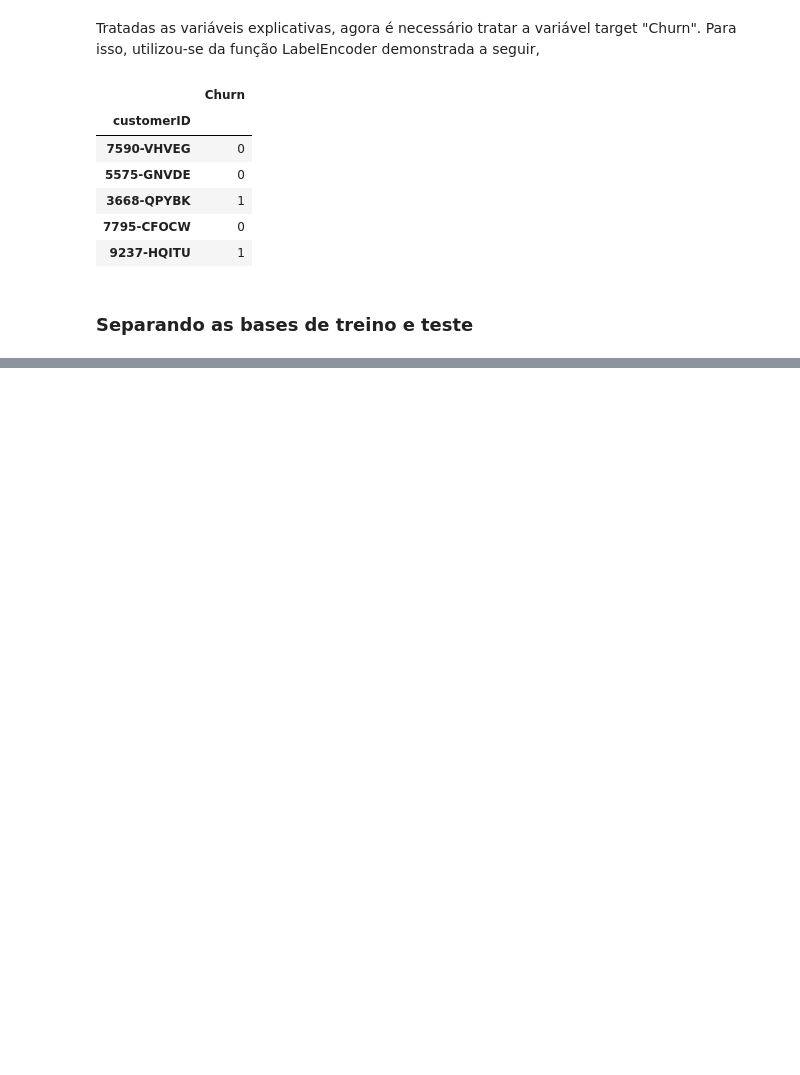
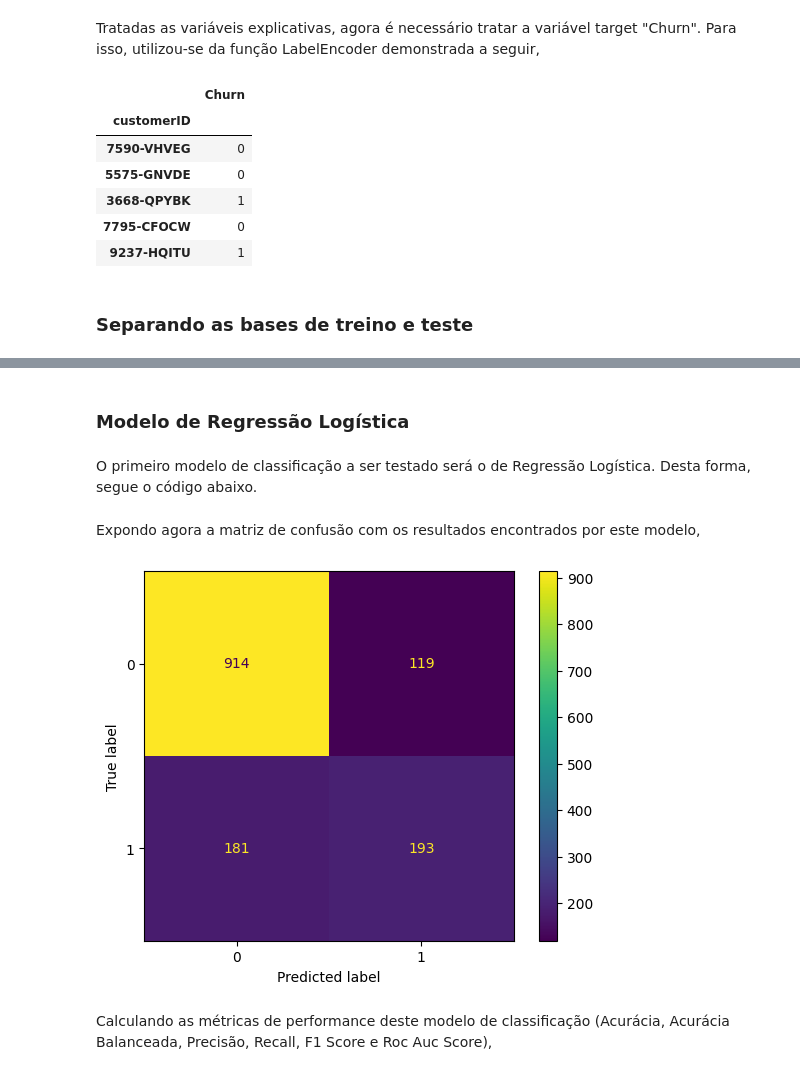
Before and after one commit to rfprates/modelo_classificacao_analise_churn, a Jupyter notebook: modelo_classificacao_churn.ipynb, the cells around one changed output, grey strips where cells are left out. Drawn from its saved outputs; the diff is of its cells as text; code cells hidden in the pictures; blank space fills up the shorter version.

```diff
--- a/modelo_classificacao_churn.ipynb
+++ b/modelo_classificacao_churn.ipynb
@@ -385,0 +388,29 @@ y.head()
+# %%
+x_train, x_test, y_train, y_test = train_test_split(x, y['Churn'], test_size = 0.2, random_state = 42)
+# %% [markdown]
+### Modelo de Regressão Logística
+# %% [markdown]
+O primeiro modelo de classificação a ser testado será o de Regressão Logística. Desta forma, segue o código abaixo.
+# %%
+# definindo o modelo
+lr = LogisticRegression()
+
+# treinando-o
+lr_model = lr.fit(x_train, y_train)
+
+# calculando os resultados previstos pelo modelo
+y_pred_lr = lr_model.predict(x_test)
+# %% [markdown]
+Expondo agora a matriz de confusão com os resultados encontrados por este modelo,
+# %%
+# calculando a matriz de confusão
+cm = confusion_matrix(y_true = y_test, y_pred = y_pred_lr, labels = lr_model.classes_)
+
+# exibindo-a na tela
+disp = ConfusionMatrixDisplay(confusion_matrix = cm, display_labels = lr_model.classes_)
+disp.plot()
+plt.show()
+# %% [output]
+[figure, added]
+# %% [markdown]
+Calculando as métricas de performance deste modelo de classificação (Acurácia, Acurácia Balanceada, Precisão, Recall, F1 Score e Roc Auc Score),
```
Also changed, not shown: parts of 35 cells of this notebook.
